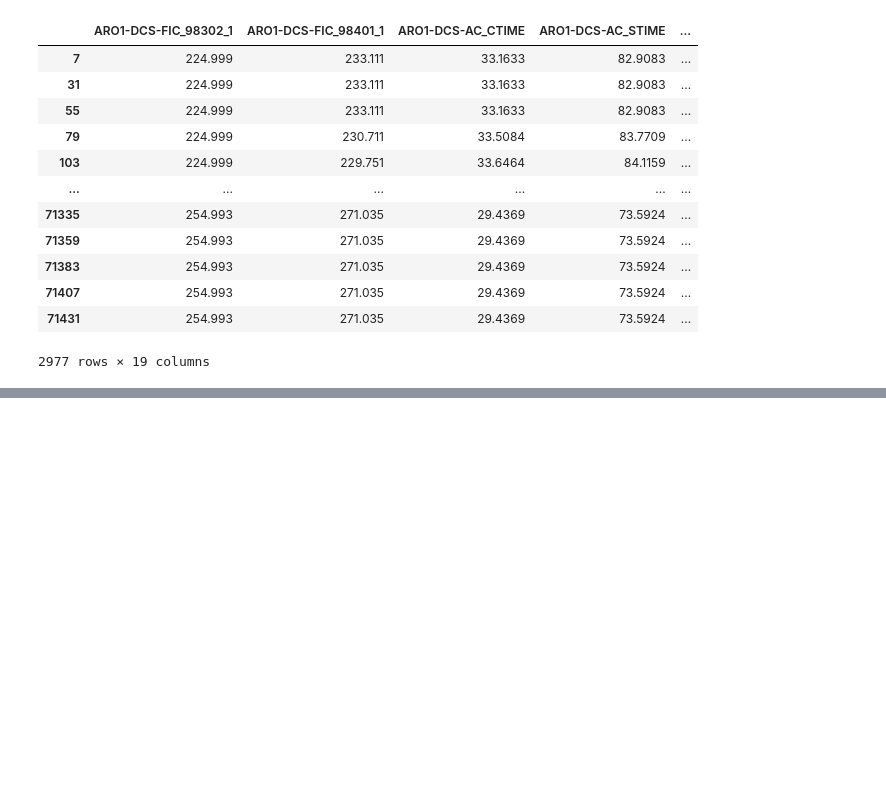
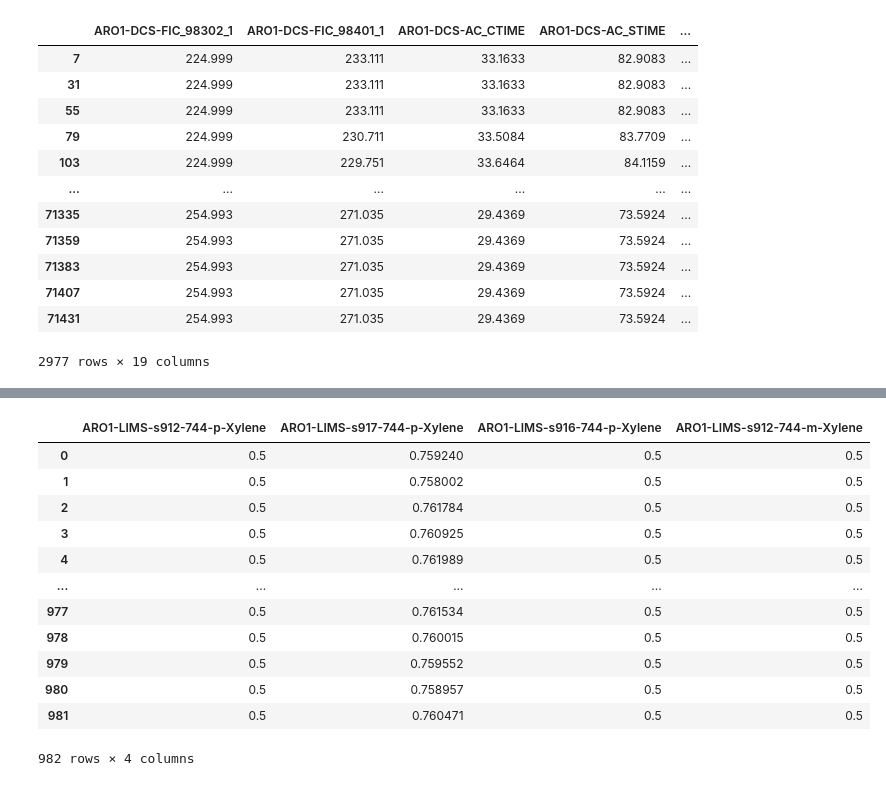
Before and after one commit to skywalker0803r/R911R912, a Jupyter notebook: notebook/poc.ipynb, the cells around one changed output, grey strips where cells are left out. Drawn from its saved outputs; the diff is of its cells as text; code cells hidden in the pictures; blank space fills up the shorter version.

```diff
--- a/notebook/poc.ipynb
+++ b/notebook/poc.ipynb
@@ -125,0 +134,18 @@ len(x_col)
+# %%
+y_predict = model(FloatTensor(X_test.values)).detach().numpy()
+y_predict = pd.DataFrame(y_predict,columns=y_col)
+y_predict
+# %% [output]
+|  | ARO1-LIMS-s912-744-p-Xylene | ARO1-LIMS-s917-744-p-Xylene | ARO1-LIMS-s916-744-p-Xylene | ARO1-LIMS-s912-744-m-Xylene |
+| 0 | 0.5 | 0.759240 | 0.5 | 0.5 |
+| 1 | 0.5 | 0.758002 | 0.5 | 0.5 |
+| 2 | 0.5 | 0.761784 | 0.5 | 0.5 |
+| 3 | 0.5 | 0.760925 | 0.5 | 0.5 |
+| 4 | 0.5 | 0.761989 | 0.5 | 0.5 |
+| ... | ... | ... | ... | ... |
+| 977 | 0.5 | 0.761534 | 0.5 | 0.5 |
+| 978 | 0.5 | 0.760015 | 0.5 | 0.5 |
+| 979 | 0.5 | 0.759552 | 0.5 | 0.5 |
+| 980 | 0.5 | 0.758957 | 0.5 | 0.5 |
+| 981 | 0.5 | 0.760471 | 0.5 | 0.5 |
+982 rows × 4 columns
```
Also changed, not shown: parts of 7 cells of this notebook.
